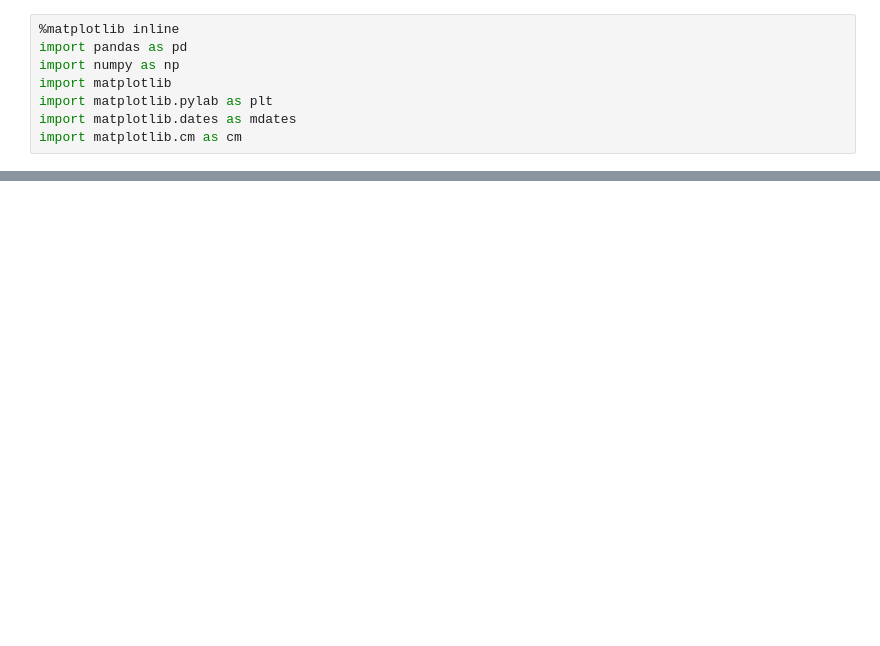
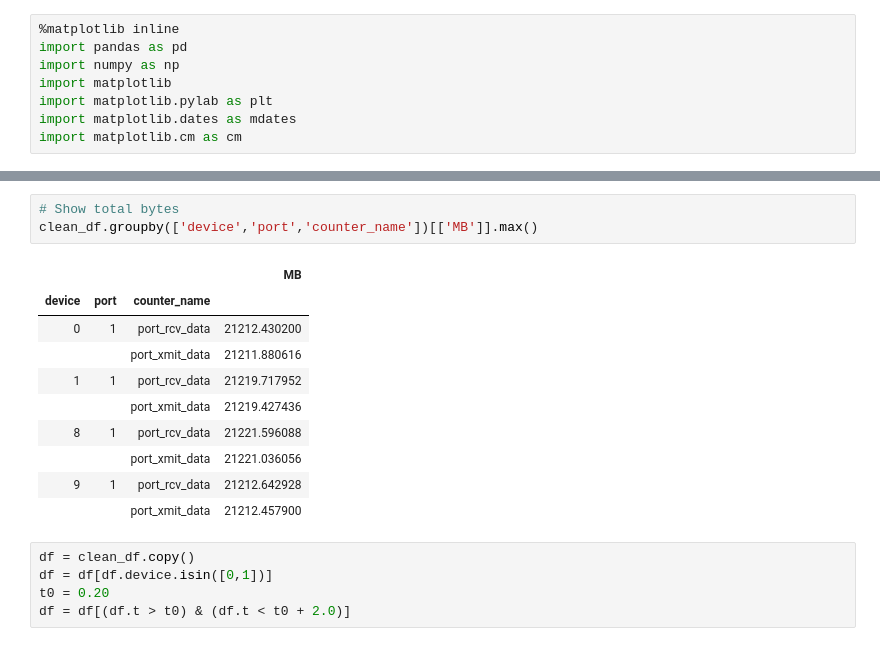
Before and after one commit to claudiofahey/ai-benchmark-util, a Jupyter notebook: analyze_mlx_counters.ipynb, the cells around one changed output, grey strips where cells are left out. Saved outputs shown, nothing was run; the diff lists cells and outputs as text; blank space fills up the shorter version.

```diff
--- a/analyze_mlx_counters.ipynb
+++ b/analyze_mlx_counters.ipynb
@@ -30,0 +39,19 @@ df.loc[0:3].rate.plot(figsize=(20,4), style='.-');
+# %%
+# Show total bytes
+clean_df.groupby(['device','port','counter_name'])[['MB']].max()
+# %% [output]
+|  |  |  | MB |
+| device | port | counter_name |  |
+| 0 | 1 | port_rcv_data | 21212.430200 |
+|  |  | port_xmit_data | 21211.880616 |
+| 1 | 1 | port_rcv_data | 21219.717952 |
+|  |  | port_xmit_data | 21219.427436 |
+| 8 | 1 | port_rcv_data | 21221.596088 |
+|  |  | port_xmit_data | 21221.036056 |
+| 9 | 1 | port_rcv_data | 21212.642928 |
+|  |  | port_xmit_data | 21212.457900 |
+# %%
+df = clean_df.copy()
+df = df[df.device.isin([0,1])]
+t0 = 0.20
+df = df[(df.t > t0) & (df.t < t0 + 2.0)]
```
Also changed, not shown: parts of 11 cells of this notebook, 1 other file.
